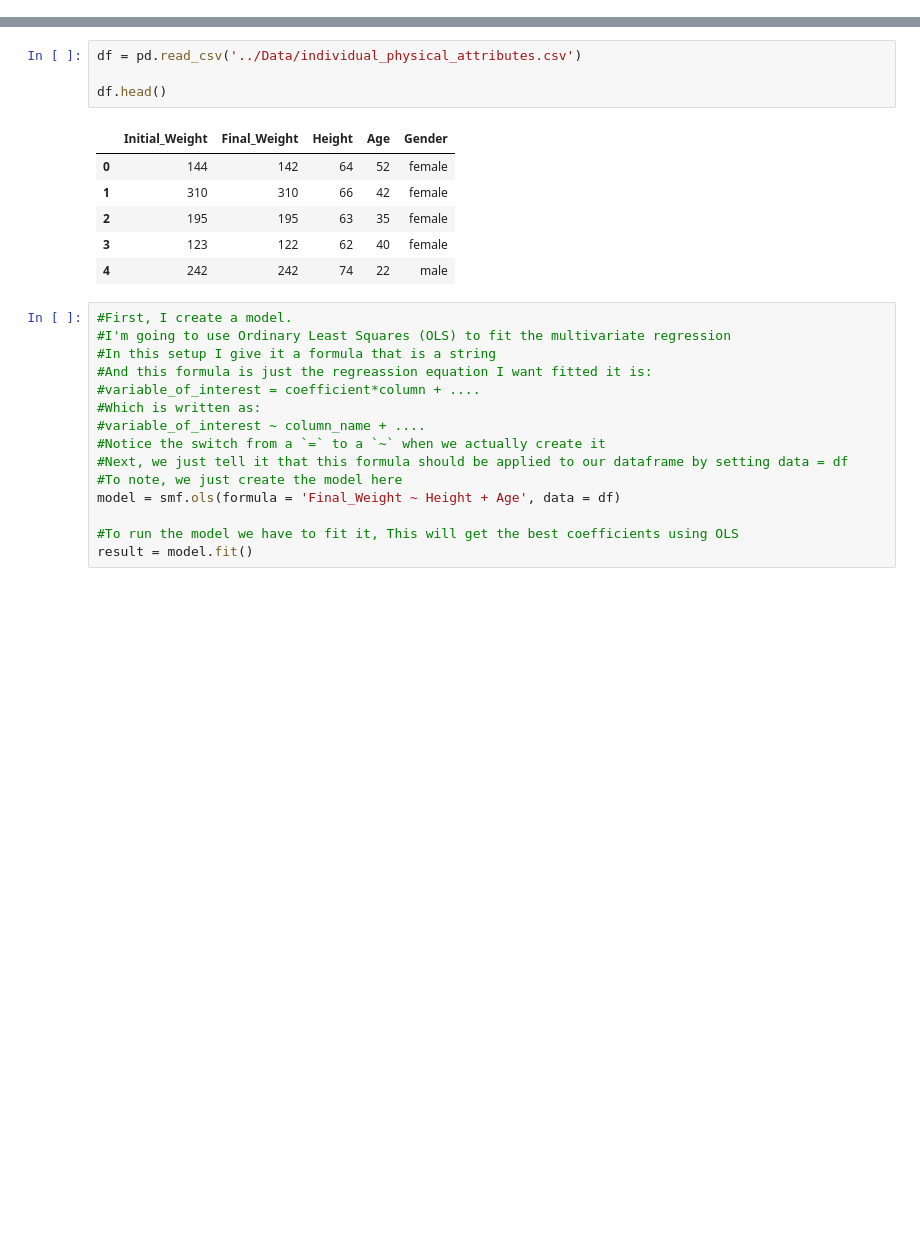
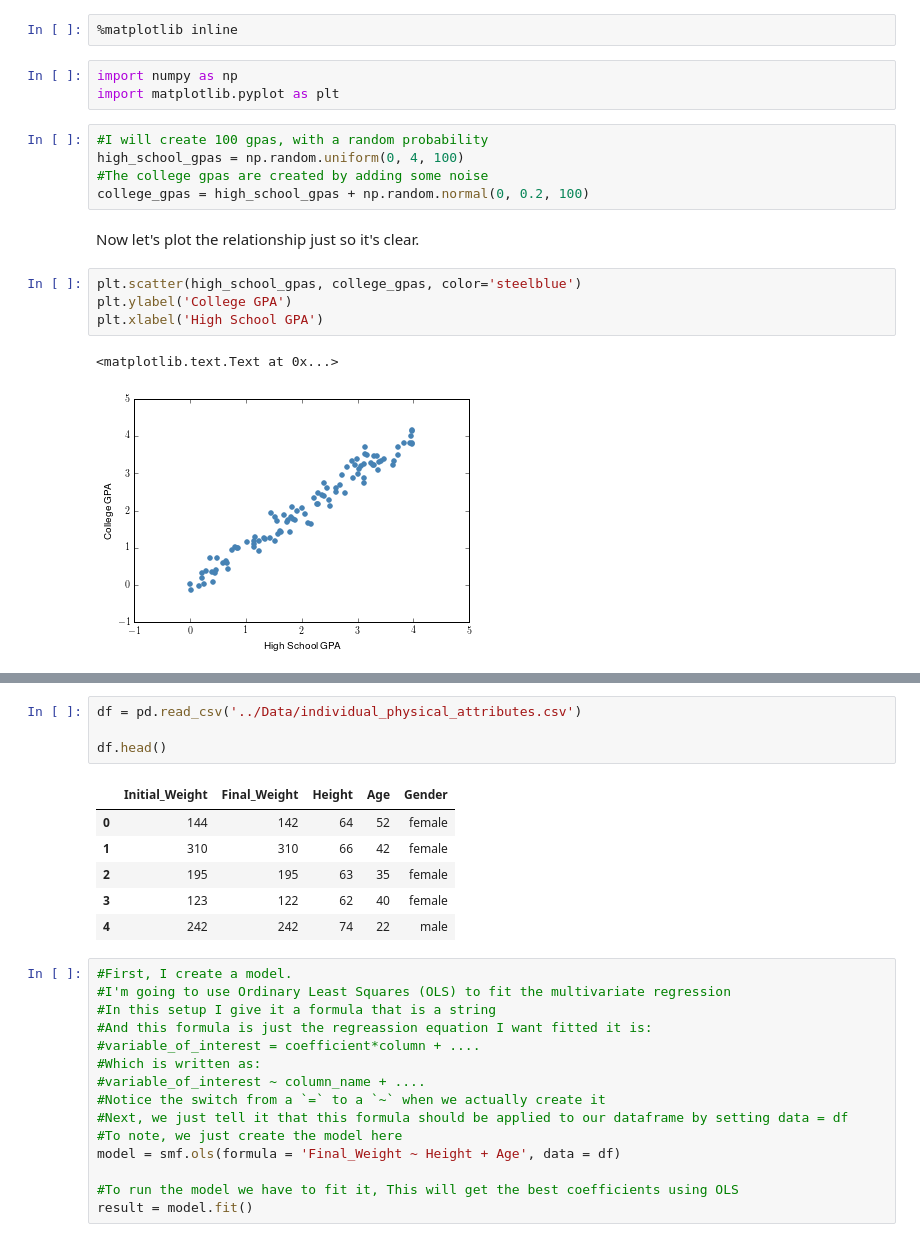
Before and after one commit to amarallab/Introduction-to-Python-Programming-and-Data-Science, a Jupyter notebook: Special-Topics/Statsmodels.ipynb, the cells around one changed output, grey strips where cells are left out. Saved outputs shown, nothing was run; the diff lists cells and outputs as text; blank space fills up the shorter version.

```diff
--- a/Special-Topics/Statsmodels.ipynb
+++ b/Special-Topics/Statsmodels.ipynb
@@ -0,0 +15,19 @@
+# %%
+%matplotlib inline
+# %%
+import numpy as np
+import matplotlib.pyplot as plt
+# %%
+#I will create 100 gpas, with a random probability
+high_school_gpas = np.random.uniform(0, 4, 100)
+#The college gpas are created by adding some noise
+college_gpas = high_school_gpas + np.random.normal(0, 0.2, 100)
+# %% [markdown]
+Now let's plot the relationship just so it's clear.
+# %%
+plt.scatter(high_school_gpas, college_gpas, color='steelblue')
+plt.ylabel('College GPA')
+plt.xlabel('High School GPA')
+# %% [output]
+<matplotlib.text.Text at 0x...>
+[figure, added]
```
Also changed, not shown: parts of 12 cells of this notebook, 2 other files.
